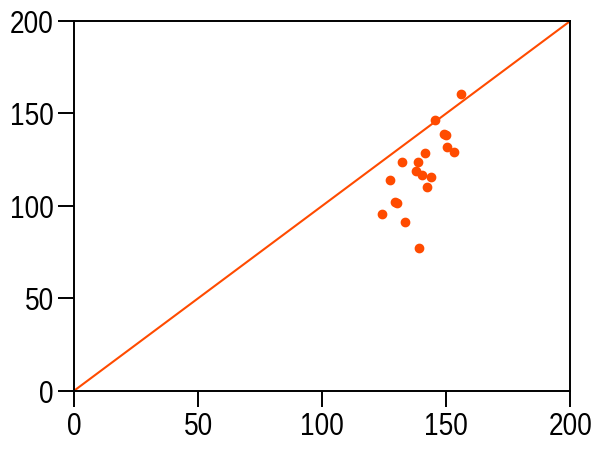
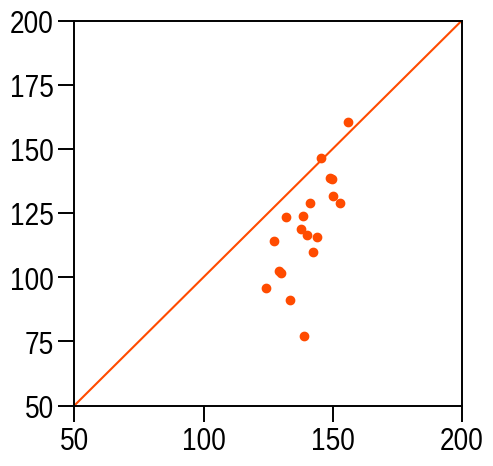
Code edit (unified diff) that turned the first committed figure into the second:
--- before
+++ after
@@ -17,7 +17,7 @@
 selected_time = np.array(selected_time, dtype=np.datetime64)
 
-fig, ax = plt.subplots()
-ax.set_xlim(0, 200)
-ax.set_ylim(0, 200)
+fig, ax = plt.subplots(figsize=(5, 5))
+ax.set_xlim(50, 200)
+ax.set_ylim(50, 200)
 ax.plot([-300.0, 300.0], [-300.0, 300.0])
 ax.scatter(con20_mu_i_tot[:-1], disk_thickness)

Commit: RAW trace 3.0